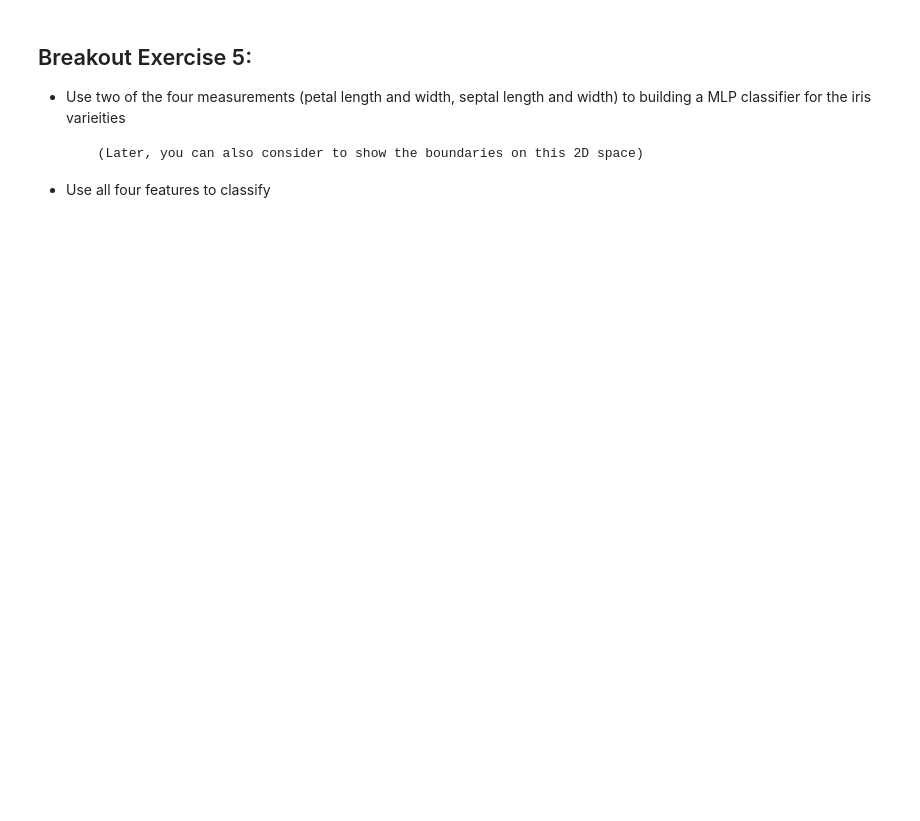
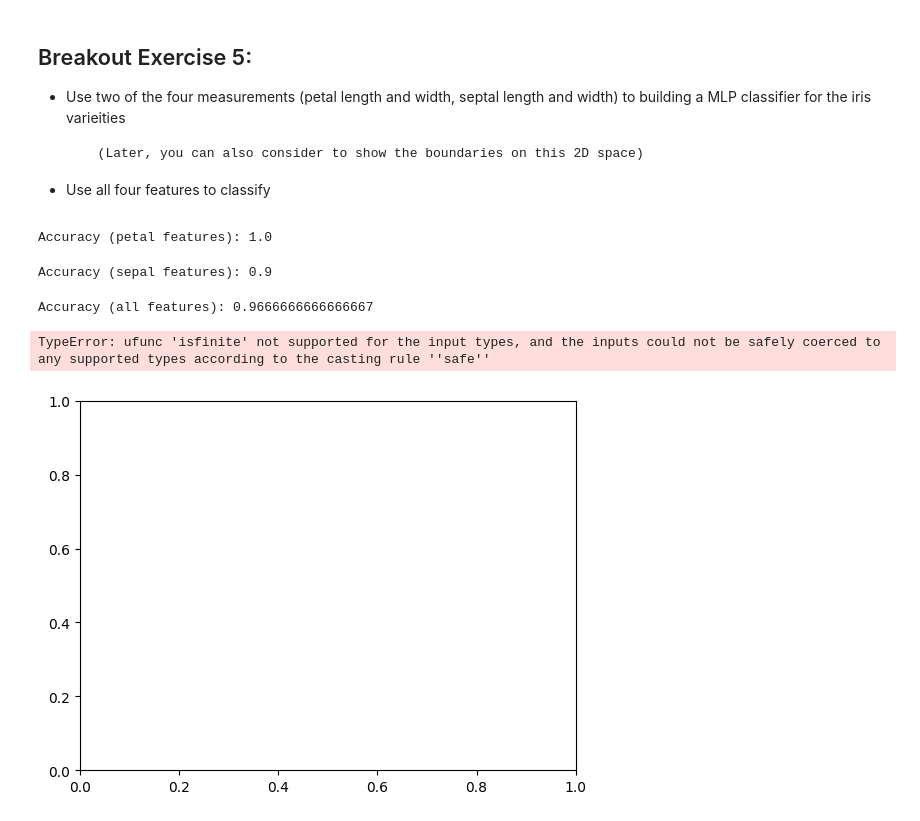
Before and after one commit to JBurrell999/Econometrics, a Jupyter notebook: GPT2_Intro+Pandas_Students.ipynb, the cells around one changed output. Cells and saved outputs as stored; diff of their text form; code cells hidden in the pictures; blank space fills up the shorter version.

```diff
--- a/GPT2_Intro+Pandas_Students.ipynb
+++ b/GPT2_Intro+Pandas_Students.ipynb
@@ -359,0 +493,61 @@ Group the Iris dataset by species, compute the average of all numeric columns fo
+# %%
+def train_mlp(X, y):
+    X_train, X_test, y_train, y_test = train_test_split(X, y, test_size=0.2, random_state=42)
+
+    scaler = StandardScaler()
+    X_train = scaler.fit_transform(X_train)
+    X_test = scaler.transform(X_test)
+
+    model = MLPClassifier(hidden_layer_sizes=(10, 10), max_iter=1000, random_state=42)
+    model.fit(X_train, y_train)
+
+    y_pred = model.predict(X_test)
+    acc = accuracy_score(y_test, y_pred)
+
+    return model, scaler, acc
+# %%
+X_petal = iris_df[['petal.length', 'petal.width']]
+model_petal, scaler_petal, acc_petal = train_mlp(X_petal, y)
+
+print("Accuracy (petal features):", acc_petal)
+# %% [output]
+Accuracy (petal features): 1.0
+# %%
+X_sepal = iris_df[['sepal.length', 'sepal.width']]
+model_sepal, scaler_sepal, acc_sepal = train_mlp(X_sepal, y)
+
+print("Accuracy (sepal features):", acc_sepal)
+# %% [output]
+Accuracy (sepal features): 0.9
+# %%
+model_all, scaler_all, acc_all = train_mlp(X, y)
+
+print("Accuracy (all features):", acc_all)
+# %% [output]
+Accuracy (all features): 0.9666666666666667
+# %%
+def plot_decision_boundary(X, y, model, scaler, title):
+    X_scaled = scaler.transform(X)
+
+    x_min, x_max = X_scaled[:, 0].min() - 1, X_scaled[:, 0].max() + 1
+    y_min, y_max = X_scaled[:, 1].min() - 1, X_scaled[:, 1].max() + 1
+
+    xx, yy = np.meshgrid(np.linspace(x_min, x_max, 200),
+                         np.linspace(y_min, y_max, 200))
+
+    grid = np.c_[xx.ravel(), yy.ravel()]
+    Z = model.predict(grid)
+    Z = Z.reshape(xx.shape)
+
+    plt.contourf(xx, yy, Z, alpha=0.3)
+
+    plt.scatter(X_scaled[:, 0], X_scaled[:, 1], c=pd.factorize(y)[0])
+    plt.title(title)
+    plt.xlabel(X.columns[0])
+    plt.ylabel(X.columns[1])
+    plt.show()
+# %%
+plot_decision_boundary(X_petal, y, model_petal, scaler_petal, "test")
+# %% [output]
+TypeError: ufunc 'isfinite' not supported for the input types, and the inputs could not be safely coerced to any supported types according to the casting rule ''safe''
+[figure, added]
```
Also changed, not shown: parts of 8 cells of this notebook, 1 other file.
